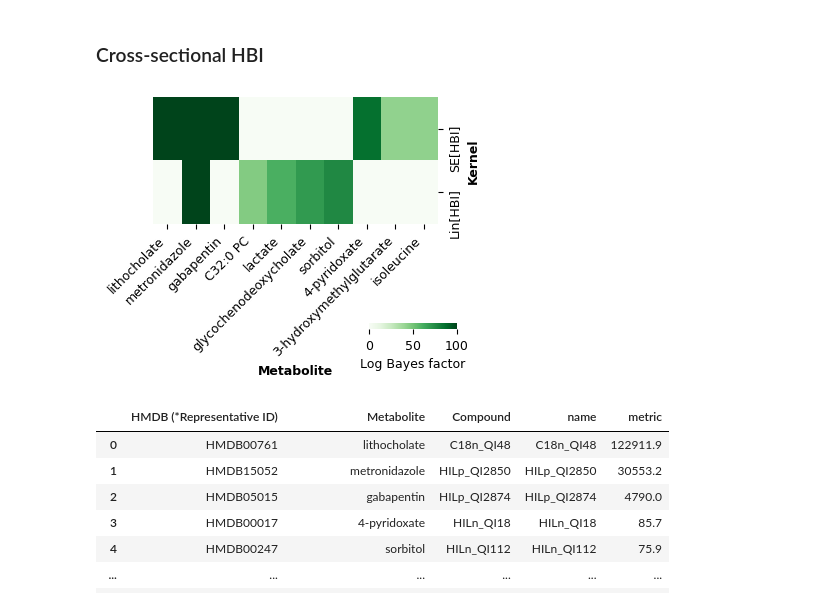
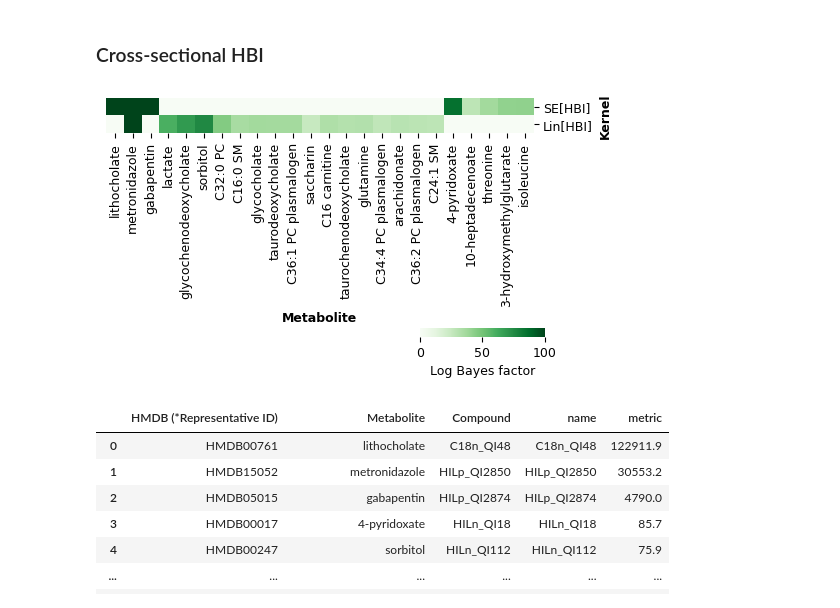
Before and after one commit to omicsEye/waveome, a Jupyter notebook: examples/iHMP/ihmp_waveome.ipynb, the cells around one changed output. Cells and saved outputs as stored; diff of their text form; code cells hidden in the pictures.

Commit message:
Update heatmap to show a few more top metabolites in iHMP example

```diff
--- a/examples/iHMP/ihmp_waveome.ipynb
+++ b/examples/iHMP/ihmp_waveome.ipynb
@@ -281,9 +282,8 @@ plt.show()
 ## Model Search
 # %%
 # Read in older model search or perform search now (uncomment if we want Adam optimizer instead of Scipy LBFGS)
-fp = "./output/fit_penalized_models.pkl"
-# fp = "./output/fit_penalized_models_adam.pkl"
-# fp = "./output/fit_penalized_models_adam_gradient.pkl"
+fp = "./output/fit_penalized_models_v1.0.pkl" # 32m run time
+# fp = "./output/fit_penalized_models_adam_v1.0.pkl" # Est. 36h run time
 
 if os.path.exists(fp):
     print("Reading in saved model object!")
@@ -313,11 +313,6 @@ else:
                 Lin(),
             ],
         },
-        optimization_options={
-            "optimizer": "adam/gradient",
-            # "adam_learning_rate": 0.001,
-            # "convergence_threshold": 1e-6
-        }
     )
 
     # Save modeling object
@@ -336,12 +331,13 @@ Number of metabolites analyzed: 564
 # %%
 p = gps.plot_heatmap(
     var_cutoff=0,
-    metric_cutoff=41,
+    # metric_cutoff=41,  # for top 10
+    metric_cutoff=25, # for top 20
     feature_name="hbi",
-    figsize=(3.5, 2.5), #(15.5, 3.5),
+    figsize=(5, 3.5), # (15, 10.5)
     cbar_pos=(
-        0.7, #0.75,
-        -0.01, #-0.05,
+        0.7,
+        -0.01,
         0.25,
         0.025
     ),
@@ -350,37 +346,42 @@ p = gps.plot_heatmap(
     show_vals=False,
     yticklabels=["SE[HBI]", "Lin[HBI]"],
     cbar_kws={
         "label": "Log Bayes factor",
         "orientation": "horizontal"
     }
 )
 
 # Clean up figure
 p.ax_heatmap.set_title("", loc="left") #Log Bayes factor for metabolite models with HBI component", loc="left")
 p.ax_heatmap.set_xlabel("Metabolite", fontsize=9)
 p.ax_heatmap.set_ylabel("Kernel", fontsize=9)
 p.ax_row_dendrogram.set_visible(False)
 p.ax_col_dendrogram.set_visible(False)
 p.cax.tick_params(labelsize=9)
 p.cax.set_xlabel("Log Bayes factor", fontsize=9)
 
 # Get metabolite name lookup from compound
 new_x_ticks = [
     mbx_lookup.loc[mbx_lookup.Compound == y, "Metabolite"].values[0]
     for y in [x.get_text() for x in p.ax_heatmap.get_xticklabels()]
 ]
 p.ax_heatmap.set_xticklabels(
     labels=new_x_ticks,
-    fontsize=9
+    fontsize=9,
+    rotation=90,
+    horizontalalignment="center"
 )
 p.ax_heatmap.set_yticklabels(
     labels=["SE[HBI]", "Lin[HBI]"],
-    fontsize=9
+    fontsize=9,
+    horizontalalignment="left",
+    rotation=0
 )
-p.savefig(fname="../../figures/ihmp_hbi_heatmap.png", dpi=600)
+p.ax_heatmap.set_aspect("equal")
+# p.savefig(fname="../../figures/ihmp_hbi_heatmap.png", dpi=600)
 plt.show()
 # %% [output]
-[figure, old version]
+[figure, new version]
 # %%
 # Inspect the top metabolites for cross-sectional HBI feature
 hbi_compounds = pd.merge(
```
Also changed, not shown: parts of 5 cells of this notebook.
